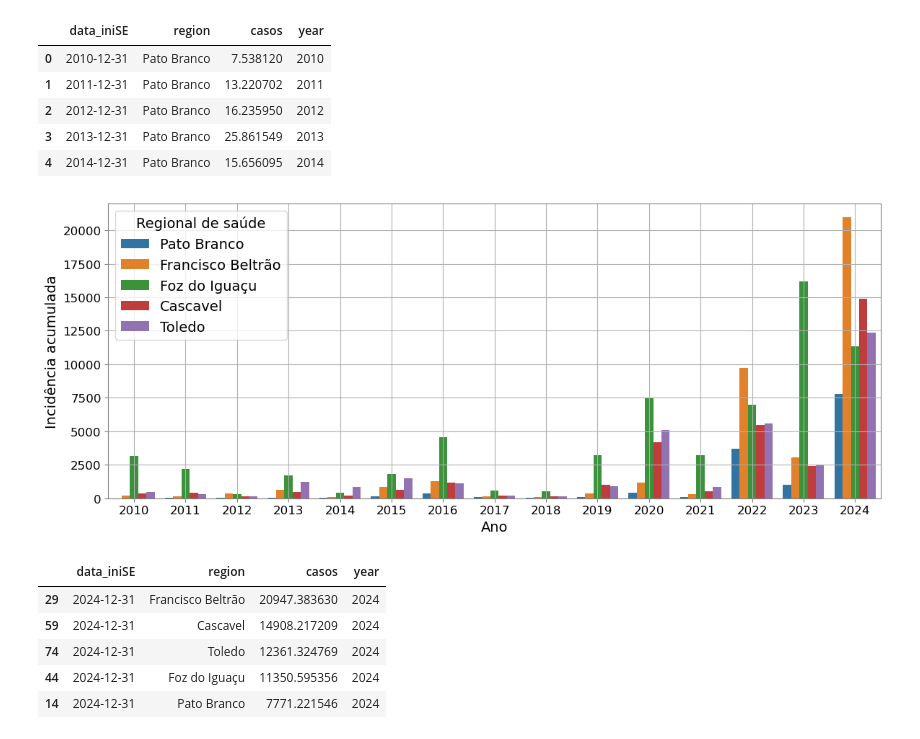
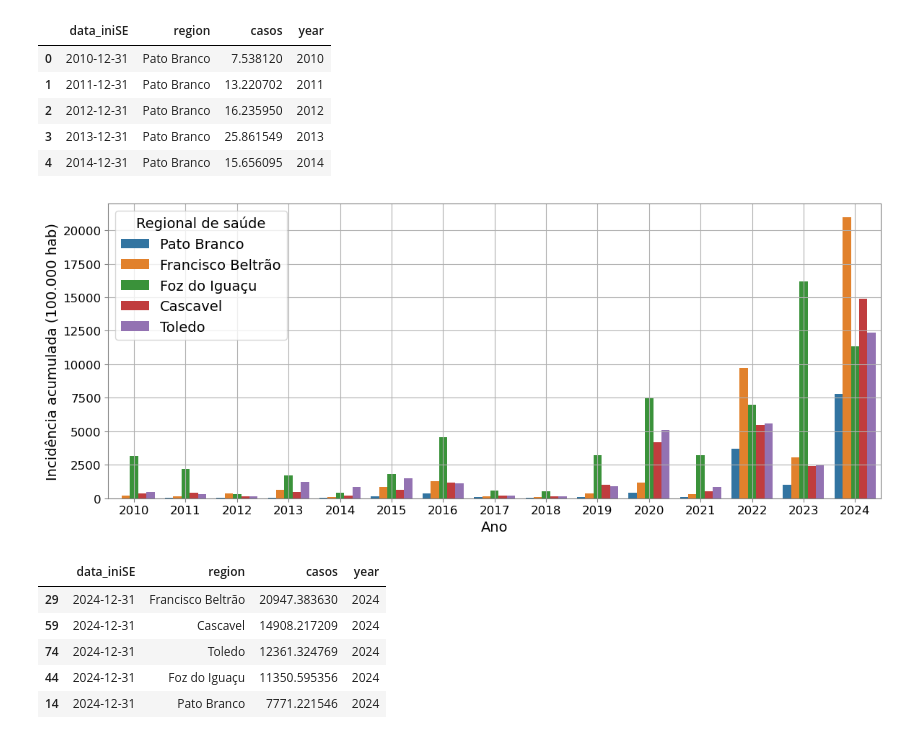
Before and after one commit to eduardocorrearaujo/filtragem_estocastica_dengue, a Jupyter notebook: data/other_viz.ipynb, the cells around one changed output. Cells and saved outputs as stored; diff of their text form; code cells hidden in the pictures.

```diff
--- a/data/other_viz.ipynb
+++ b/data/other_viz.ipynb
@@ -67,20 +67,20 @@ data.head()
 # %%
 _,ax = plt.subplots(figsize=(12,5))
 
 sns.barplot(data = data, x = 'year', y = 'casos', hue = 'region',ax=ax)
 
-ax.set_ylabel('Incidência acumulada')
+ax.set_ylabel('Incidência acumulada (100.000 hab)')
 ax.set_xlabel('Ano')
 
 ax.legend(title="Regional de saúde")
 ax.grid()
 #plt.setp(ax.get_xticklabels(), rotation=45)
 
 plt.tight_layout()
 
 plt.savefig(f'../figures/inc_acum_reg.png', dpi =300, bbox_inches = 'tight')
 # %% [output]
-[figure, old version]
+[figure, new version]
 # %%
 data.loc[data.data_iniSE == '2024-12-31'].sort_values(by = 'casos', ascending = False)
 # %% [output]
```
Also changed, not shown: 12 other files.
